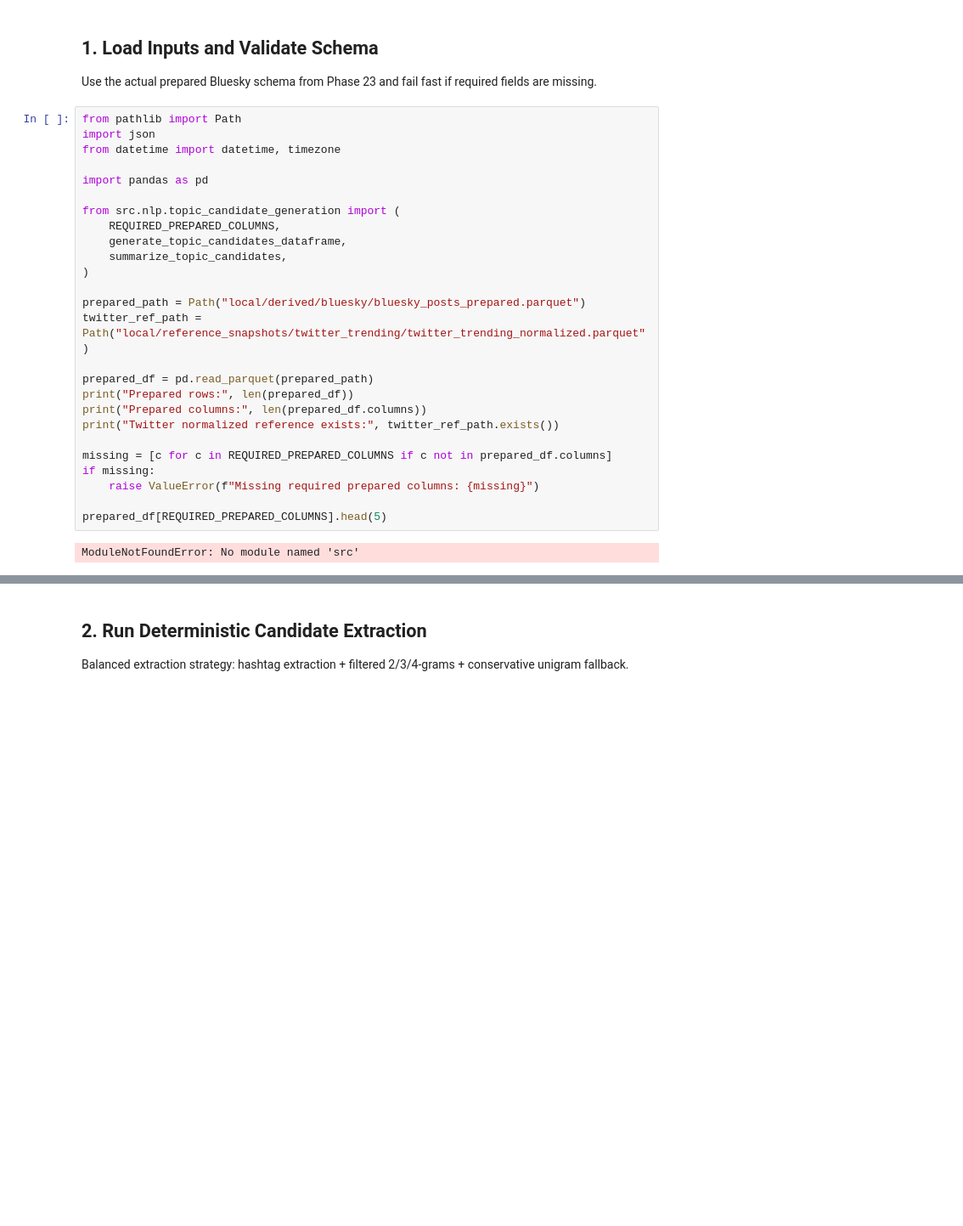
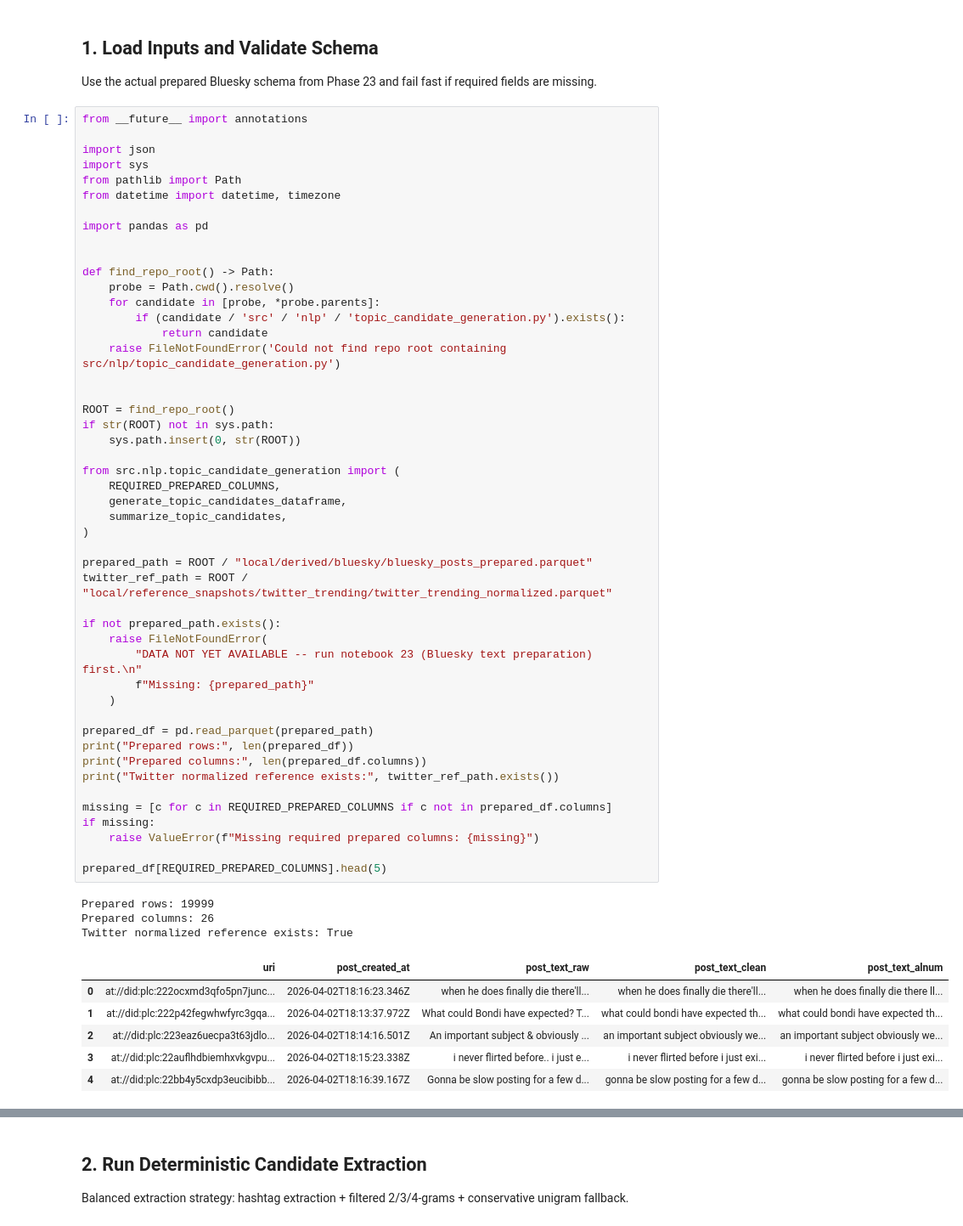
Before and after one commit to QuinnEvans34/AppliedDataEngineeringBlueSkyProject, a Jupyter notebook: notebooks/24_local_topic_extraction_candidate_generation.ipynb, the cells around one changed output, grey strips where cells are left out. Shown at 85% size. Saved outputs shown, nothing was run; the diff lists cells and outputs as text; blank space fills up the shorter version.

```diff
--- a/notebooks/24_local_topic_extraction_candidate_generation.ipynb
+++ b/notebooks/24_local_topic_extraction_candidate_generation.ipynb
@@ -11,32 +17,62 @@ This notebook performs deterministic, local-only candidate extraction from Phase
 
 Use the actual prepared Bluesky schema from Phase 23 and fail fast if required fields are missing.
 # %%
+from __future__ import annotations
+
+import json
+import sys
 from pathlib import Path
-import json
 from datetime import datetime, timezone
 
 import pandas as pd
+
+
+def find_repo_root() -> Path:
+    probe = Path.cwd().resolve()
+    for candidate in [probe, *probe.parents]:
+        if (candidate / 'src' / 'nlp' / 'topic_candidate_generation.py').exists():
+            return candidate
+    raise FileNotFoundError('Could not find repo root containing src/nlp/topic_candidate_generation.py')
+
+
+ROOT = find_repo_root()
+if str(ROOT) not in sys.path:
+    sys.path.insert(0, str(ROOT))
 
 from src.nlp.topic_candidate_generation import (
     REQUIRED_PREPARED_COLUMNS,
     generate_topic_candidates_dataframe,
     summarize_topic_candidates,
 )
 
-prepared_path = Path("local/derived/bluesky/bluesky_posts_prepared.parquet")
-twitter_ref_path = Path("local/reference_snapshots/twitter_trending/twitter_trending_normalized.parquet")
+prepared_path = ROOT / "local/derived/bluesky/bluesky_posts_prepared.parquet"
+twitter_ref_path = ROOT / "local/reference_snapshots/twitter_trending/twitter_trending_normalized.parquet"
+
+if not prepared_path.exists():
+    raise FileNotFoundError(
+        "DATA NOT YET AVAILABLE -- run notebook 23 (Bluesky text preparation) first.\n"
+        f"Missing: {prepared_path}"
+    )
 
 prepared_df = pd.read_parquet(prepared_path)
 print("Prepared rows:", len(prepared_df))
 print("Prepared columns:", len(prepared_df.columns))
 print("Twitter normalized reference exists:", twitter_ref_path.exists())
 
 missing = [c for c in REQUIRED_PREPARED_COLUMNS if c not in prepared_df.columns]
 if missing:
     raise ValueError(f"Missing required prepared columns: {missing}")
 
 prepared_df[REQUIRED_PREPARED_COLUMNS].head(5)
 # %% [output]
-ModuleNotFoundError: No module named 'src'
+Prepared rows: 19999
+Prepared columns: 26
+Twitter normalized reference exists: True
+|  | uri | post_created_at | post_text_raw | post_text_clean | post_text_alnum |
+| 0 | at://did:plc:222ocxmd3qfo5pn7junc... | 2026-04-02T18:16:23.346Z | when he does finally die there'll... | when he does finally die there'll... | when he does finally die there ll... |
+| 1 | at://did:plc:222p42fegwhwfyrc3gqa... | 2026-04-02T18:13:37.972Z | What could Bondi have expected? T... | what could bondi have expected th... | what could bondi have expected th... |
+| 2 | at://did:plc:223eaz6uecpa3t63jdlo... | 2026-04-02T18:14:16.501Z | An important subject & obviously ... | an important subject obviously we... | an important subject obviously we... |
+| 3 | at://did:plc:22auflhdbiemhxvkgvpu... | 2026-04-02T18:15:23.338Z | i never flirted before.. i just e... | i never flirted before i just exi... | i never flirted before i just exi... |
+| 4 | at://did:plc:22bb4y5cxdp3eucibibb... | 2026-04-02T18:16:39.167Z | Gonna be slow posting for a few d... | gonna be slow posting for a few d... | gonna be slow posting for a few d... |
 # %%
 prepared_df.dtypes.to_frame("dtype")
```
Also changed, not shown: parts of 9 cells of this notebook, 21 other files.
